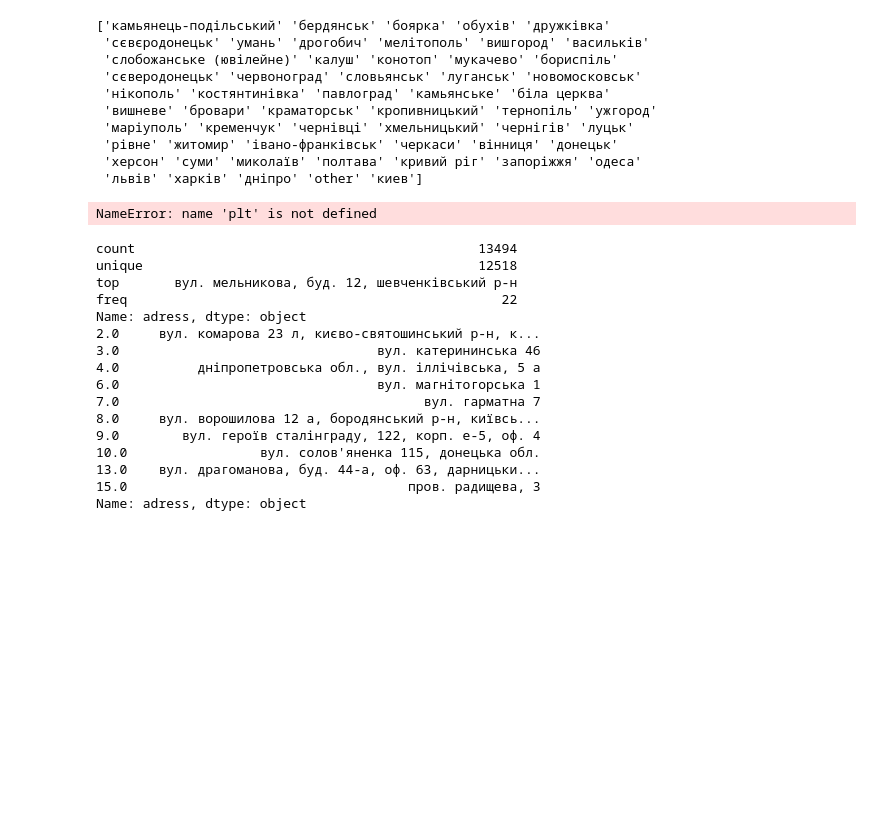
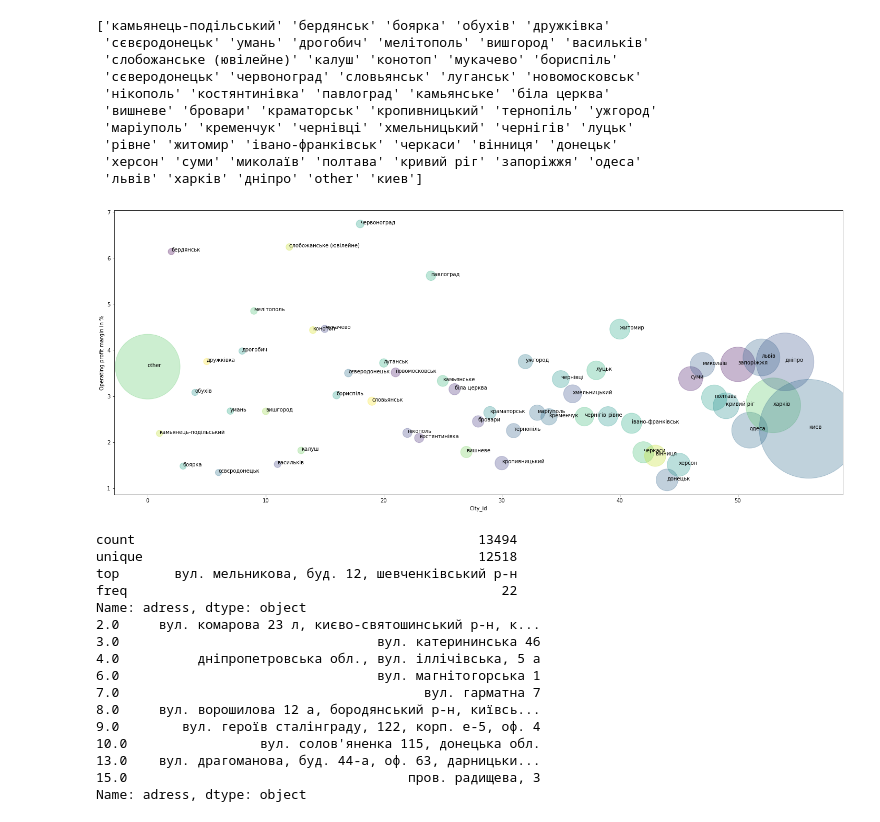
Before and after one commit to VeritasVZ/visualizations, a Jupyter notebook: benchmark_visualization.ipynb, the cells around one changed output. Cells and saved outputs as stored; diff of their text form; code cells hidden in the pictures; blank space fills up the shorter version.

Commit message:
initial commit of visual analytics on Ukrainin companies

```diff
--- a/benchmark_visualization.ipynb
+++ b/benchmark_visualization.ipynb
@@ -295,21 +295,19 @@ print(annotations)
  'херсон' 'суми' 'миколаїв' 'полтава' 'кривий ріг' 'запоріжжя' 'одеса'
  'львів' 'харків' 'дніпро' 'other' 'киев']
 # %%
-fig, ax = plt.subplots(figsize=(25,10))
+plt.figure(figsize=(25,10))
 colors = np.random.rand(len(fd_city.index))
-ax.scatter(fd_city['city_id'], fd_city['opm'], s=fd_city['quantity']*10, c=colors, alpha=0.3)
+plt.scatter(fd_city['city_id'], fd_city['opm'], s=fd_city['quantity']*10, c=colors, alpha=0.3)
 #plt.bar(fd_city['city_id'], fd_city['opm'])
-ax.xlabel('City_id')
-ax.ylabel('Operating profit margin in %')
-ax.title('Margin within major Ukrainian cities')
-ax.grid()
+plt.xlabel('City_id')
+plt.ylabel('Operating profit margin in %')
 for i in range(len(annotations)):
     plt.annotate(annotations[i], (x[i], y[i]))
 #plt.annotate(xy = (fd_city['city_id'], fd_city['opm']), s = fd_city['city'])
 #plt.legend(handles=[list(fd_city['city'].values())], loc=1)
 plt.show()
 # %% [output]
-NameError: name 'plt' is not defined
+[figure, added]
 # %%
 fin_data.loc[:,['city','adress']] = fin_data.loc[:,['city', 'adress']].fillna(value = 'missing')
 fin_data.adress = fin_data.adress.apply(lambda x: x.lower())
```
